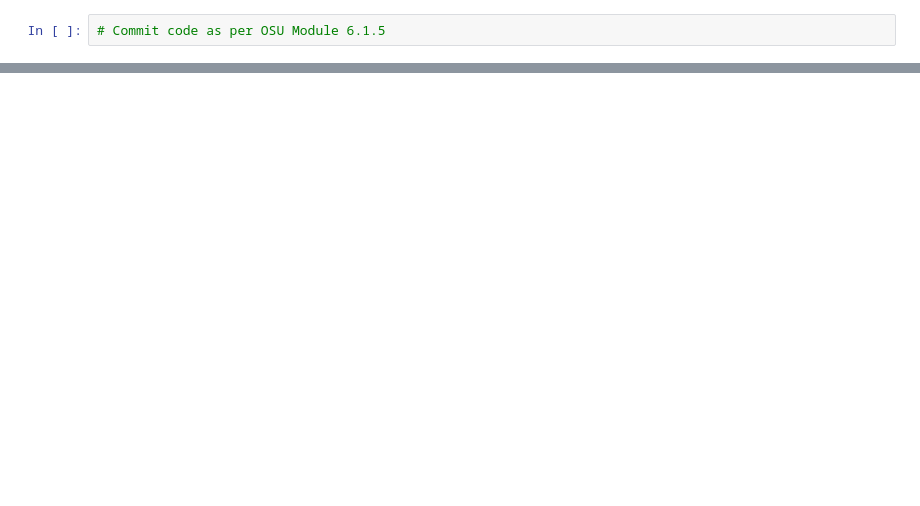
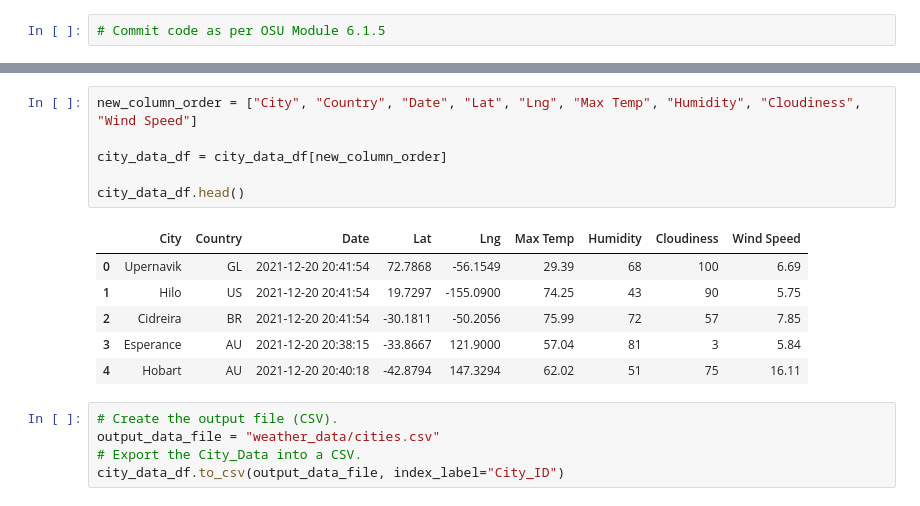
Before and after one commit to tkirk70/World_Weather_Analysis, a Jupyter notebook: WeatherPy.ipynb, the cells around one changed output, grey strips where cells are left out. Drawn from its saved outputs; the diff is of its cells as text; blank space fills up the shorter version.

```diff
--- a/WeatherPy.ipynb
+++ b/WeatherPy.ipynb
@@ -42,0 +172,18 @@ len(cities)
+# %%
+new_column_order = ["City", "Country", "Date", "Lat", "Lng", "Max Temp", "Humidity", "Cloudiness", "Wind Speed"]
+
+city_data_df = city_data_df[new_column_order]
+
+city_data_df.head()
+# %% [output]
+|  | City | Country | Date | Lat | Lng | Max Temp | Humidity | Cloudiness | Wind Speed |
+| 0 | Upernavik | GL | 2021-12-20 20:41:54 | 72.7868 | -56.1549 | 29.39 | 68 | 100 | 6.69 |
+| 1 | Hilo | US | 2021-12-20 20:41:54 | 19.7297 | -155.0900 | 74.25 | 43 | 90 | 5.75 |
+| 2 | Cidreira | BR | 2021-12-20 20:41:54 | -30.1811 | -50.2056 | 75.99 | 72 | 57 | 7.85 |
+| 3 | Esperance | AU | 2021-12-20 20:38:15 | -33.8667 | 121.9000 | 57.04 | 81 | 3 | 5.84 |
+| 4 | Hobart | AU | 2021-12-20 20:40:18 | -42.8794 | 147.3294 | 62.02 | 51 | 75 | 16.11 |
+# %%
+# Create the output file (CSV).
+output_data_file = "weather_data/cities.csv"
+# Export the City_Data into a CSV.
+city_data_df.to_csv(output_data_file, index_label="City_ID")
```
Also changed, not shown: parts of 7 cells of this notebook, 4 other files.
